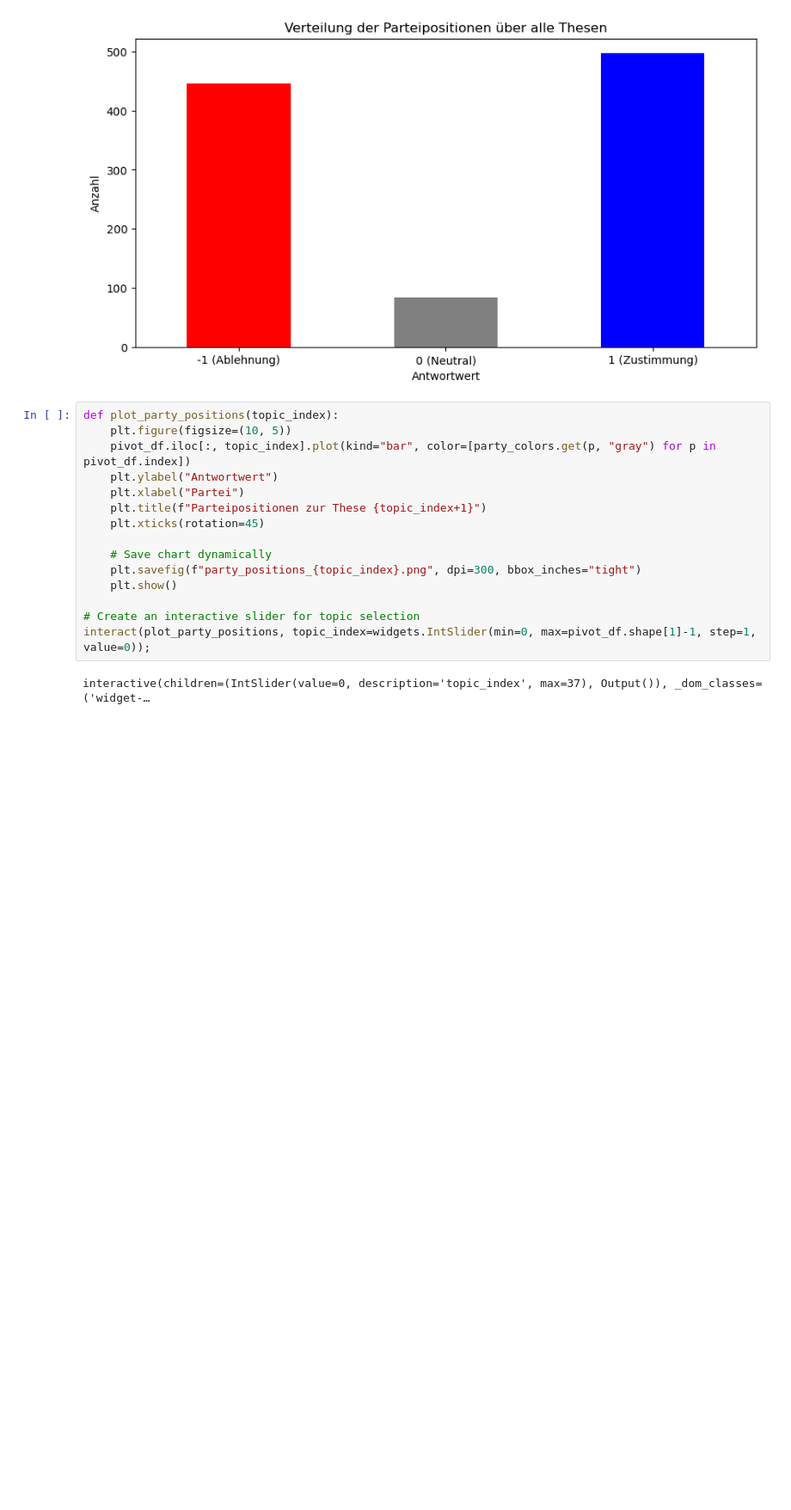
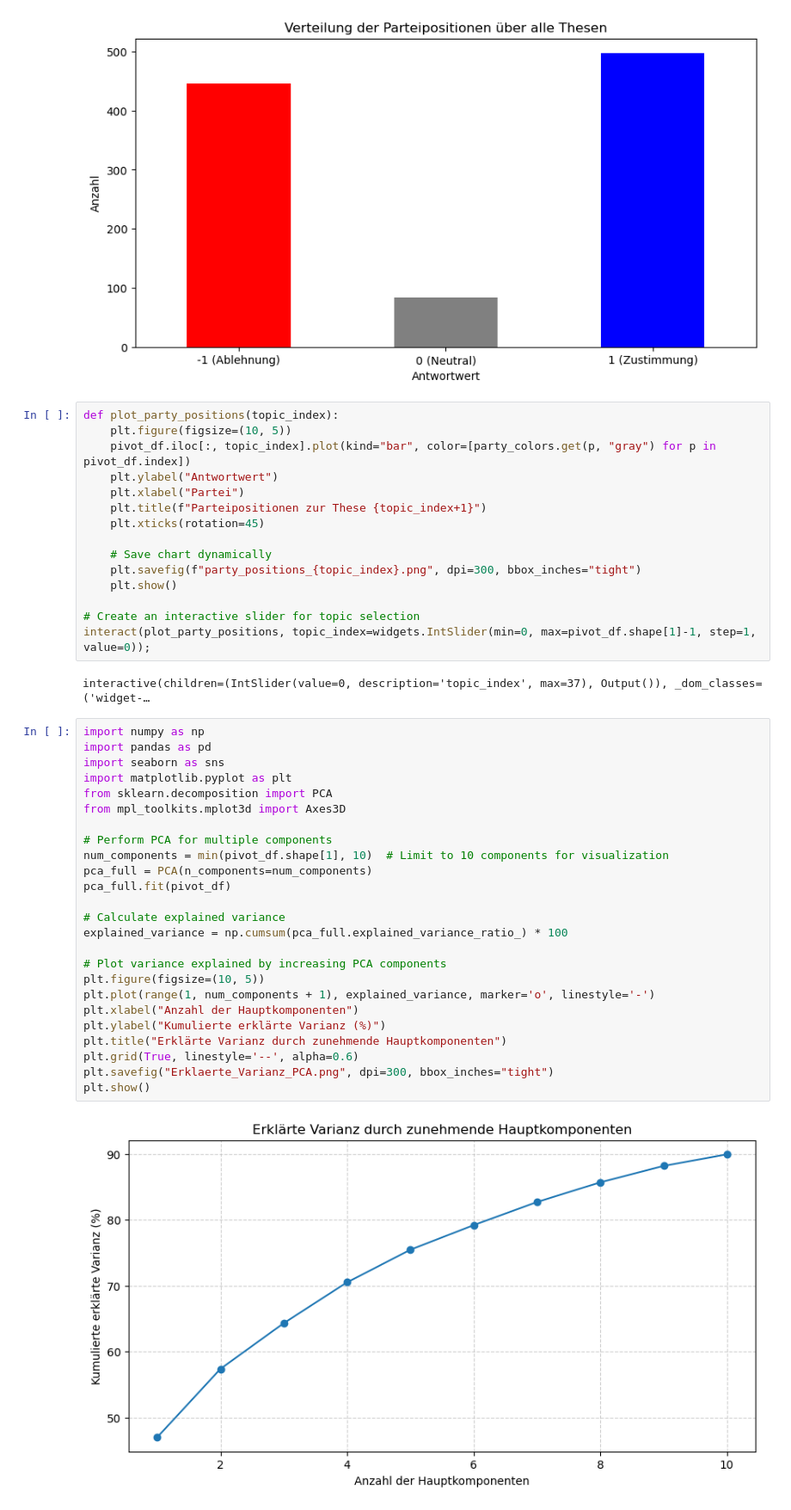
Before and after one commit to uioreanu/german-elections, a Jupyter notebook: Wahlomat 2025.ipynb, the cells around one changed output. Shown at 86% size. Cells and saved outputs as stored; diff of their text form; blank space fills up the shorter version.

```diff
--- a/Wahlomat 2025.ipynb
+++ b/Wahlomat 2025.ipynb
@@ -181,3 +245,30 @@ def plot_party_positions(topic_index):
 interact(plot_party_positions, topic_index=widgets.IntSlider(min=0, max=pivot_df.shape[1]-1, step=1, value=0));
 # %% [output]
 interactive(children=(IntSlider(value=0, description='topic_index', max=37), Output()), _dom_classes=('widget-…
+# %%
+import numpy as np
+import pandas as pd
+import seaborn as sns
+import matplotlib.pyplot as plt
+from sklearn.decomposition import PCA
+from mpl_toolkits.mplot3d import Axes3D
+
+# Perform PCA for multiple components
+num_components = min(pivot_df.shape[1], 10)  # Limit to 10 components for visualization
+pca_full = PCA(n_components=num_components)
+pca_full.fit(pivot_df)
+
+# Calculate explained variance
+explained_variance = np.cumsum(pca_full.explained_variance_ratio_) * 100
+
+# Plot variance explained by increasing PCA components
+plt.figure(figsize=(10, 5))
+plt.plot(range(1, num_components + 1), explained_variance, marker='o', linestyle='-')
+plt.xlabel("Anzahl der Hauptkomponenten")
+plt.ylabel("Kumulierte erklärte Varianz (%)")
+plt.title("Erklärte Varianz durch zunehmende Hauptkomponenten")
+plt.grid(True, linestyle='--', alpha=0.6)
+plt.savefig("Erklaerte_Varianz_PCA.png", dpi=300, bbox_inches="tight")
+plt.show()
+# %% [output]
+[figure, added]
```
Also changed, not shown: parts of 1 cell of this notebook, 7 other files.
